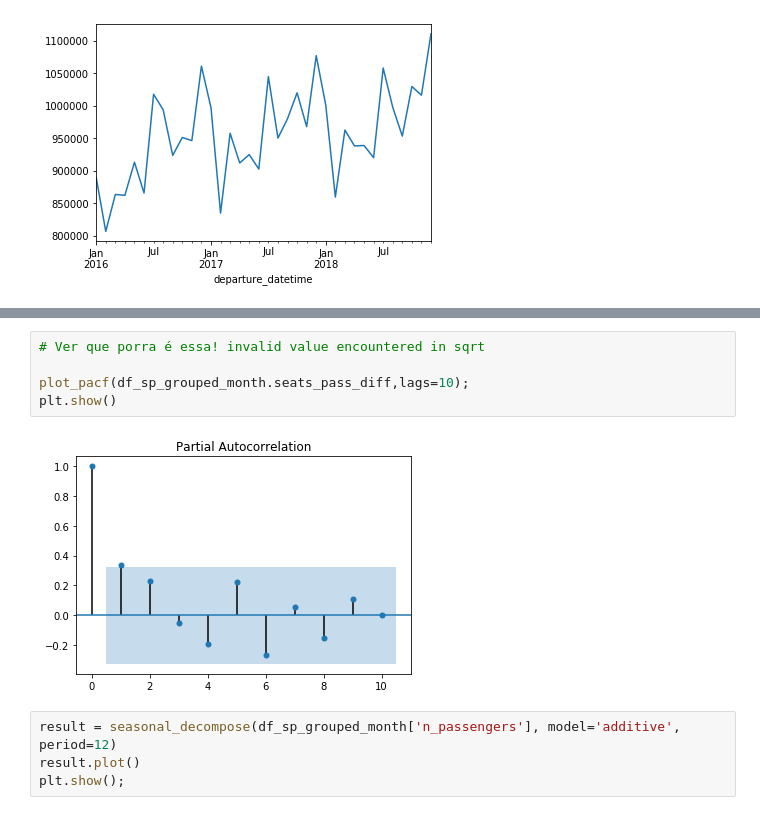
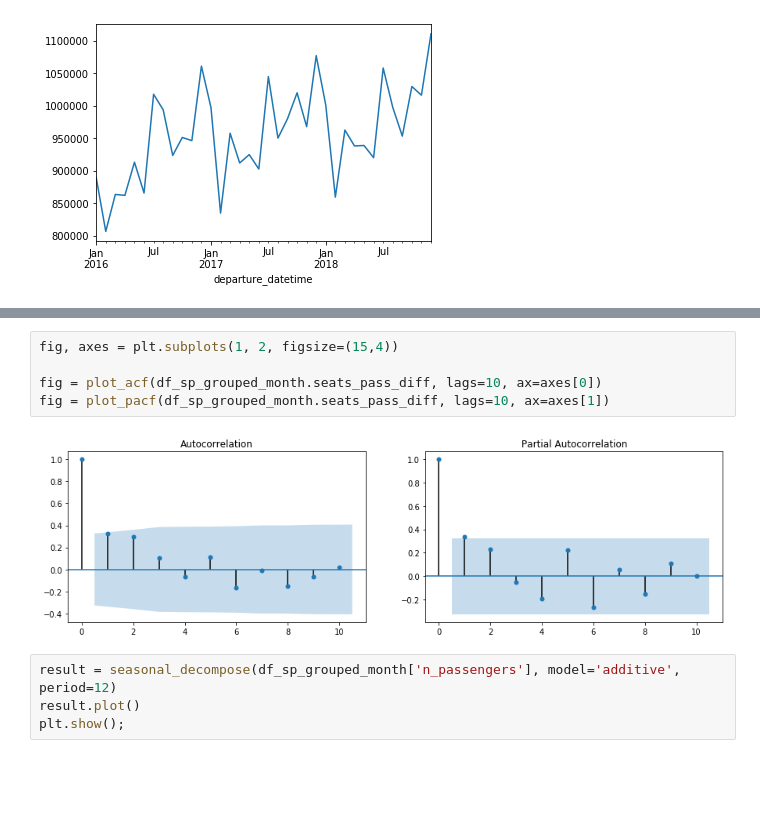
Before and after one commit to welberthdouglas/Civil_Aviation_ML, a Jupyter notebook: CA_SP-RJ.ipynb, the cells around one changed output, grey strips where cells are left out. Drawn from its saved outputs; the diff is of its cells as text; blank space fills up the shorter version.

```diff
--- a/CA_SP-RJ.ipynb
+++ b/CA_SP-RJ.ipynb
@@ -251,10 +225,10 @@ plt.show()
-# %%
-# Ver que porra é essa! invalid value encountered in sqrt
-
-plot_pacf(df_sp_grouped_month.seats_pass_diff,lags=10);
-plt.show()
-# %% [output]
-[figure, removed]
+# %%
+fig, axes = plt.subplots(1, 2, figsize=(15,4))
+
+fig = plot_acf(df_sp_grouped_month.seats_pass_diff, lags=10, ax=axes[0])
+fig = plot_pacf(df_sp_grouped_month.seats_pass_diff, lags=10, ax=axes[1])
+# %% [output]
+[figure, added]
 # %%
 result = seasonal_decompose(df_sp_grouped_month['n_passengers'], model='additive', period=12)
 result.plot()
```
Also changed, not shown: parts of 18 cells of this notebook.
